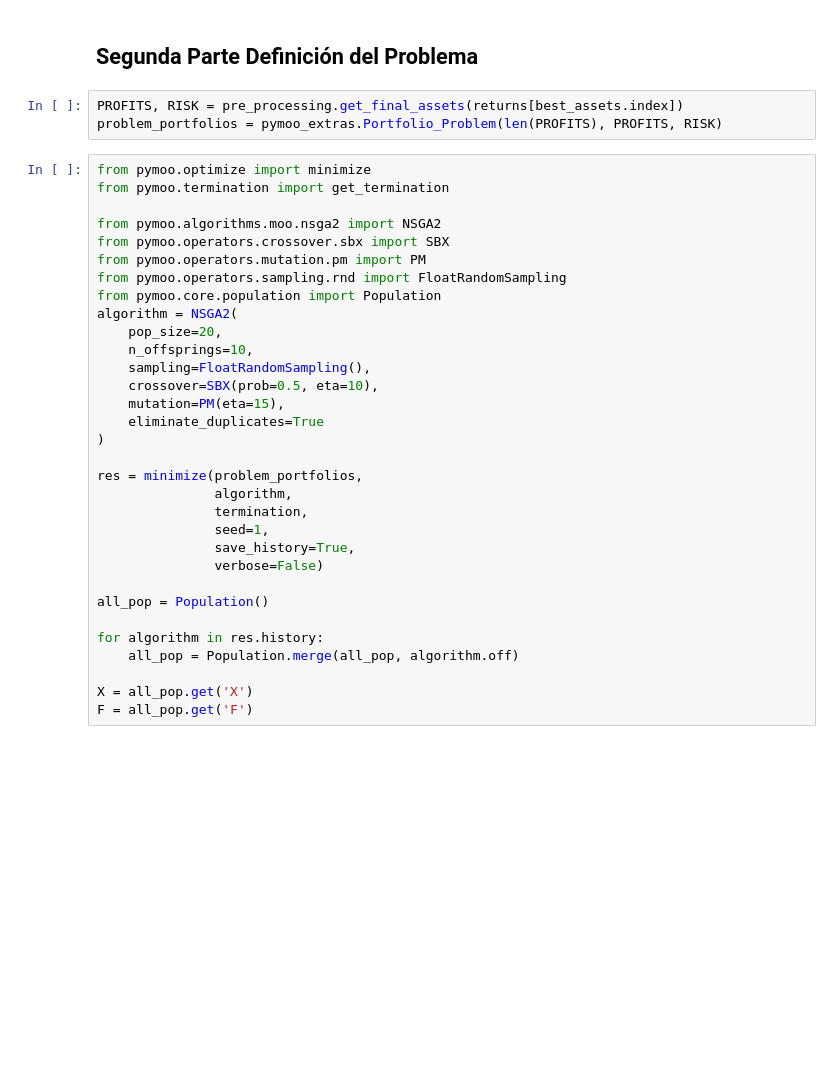
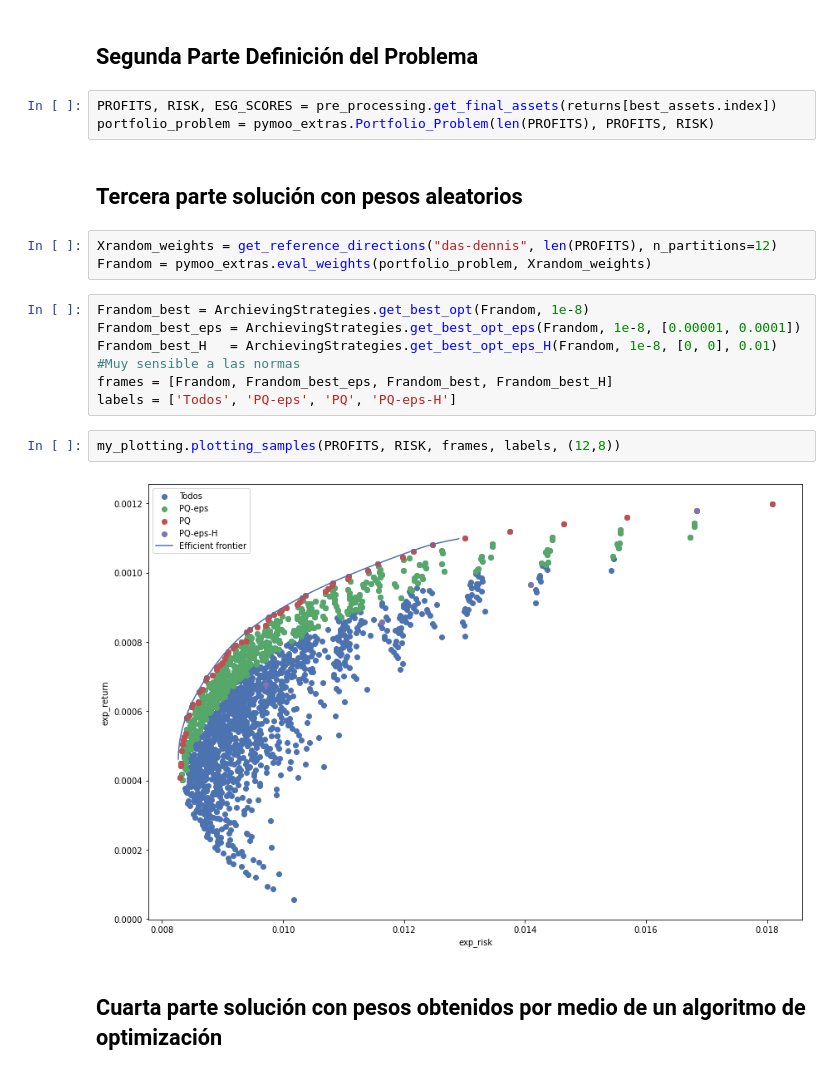
Before and after one commit to yeudiellm/MO-PortafoliosInversion, a Jupyter notebook: PruebasRecopilacion.ipynb, the cells around one changed output. Cells and saved outputs as stored; diff of their text form; blank space fills up the shorter version.

```diff
--- a/PruebasRecopilacion.ipynb
+++ b/PruebasRecopilacion.ipynb
@@ -56,37 +59,22 @@ my_plotting.plot_assets(assets_info, best_assets)
 # %% [markdown]
 ## Segunda Parte Definición del Problema
 # %%
-PROFITS, RISK = pre_processing.get_final_assets(returns[best_assets.index])
-problem_portfolios = pymoo_extras.Portfolio_Problem(len(PROFITS), PROFITS, RISK)
+PROFITS, RISK, ESG_SCORES = pre_processing.get_final_assets(returns[best_assets.index])
+portfolio_problem = pymoo_extras.Portfolio_Problem(len(PROFITS), PROFITS, RISK)
-# %%
-from pymoo.optimize import minimize
-from pymoo.termination import get_termination
-
-from pymoo.algorithms.moo.nsga2 import NSGA2
-from pymoo.operators.crossover.sbx import SBX
-from pymoo.operators.mutation.pm import PM
-from pymoo.operators.sampling.rnd import FloatRandomSampling
-from pymoo.core.population import Population
-algorithm = NSGA2(
-    pop_size=20,
-    n_offsprings=10,
-    sampling=FloatRandomSampling(),
-    crossover=SBX(prob=0.5, eta=10),
-    mutation=PM(eta=15),
-    eliminate_duplicates=True
-)
-
-res = minimize(problem_portfolios,
-               algorithm,
-               termination,
-               seed=1,
-               save_history=True,
-               verbose=False)
-
-all_pop = Population()
-
-for algorithm in res.history:
-    all_pop = Population.merge(all_pop, algorithm.off)
-
-X = all_pop.get('X')
-F = all_pop.get('F')
+# %% [markdown]
+## Tercera parte solución con pesos aleatorios
+# %%
+Xrandom_weights = get_reference_directions("das-dennis", len(PROFITS), n_partitions=12)
+Frandom = pymoo_extras.eval_weights(portfolio_problem, Xrandom_weights)
+# %%
+Frandom_best = ArchievingStrategies.get_best_opt(Frandom, 1e-8)
+Frandom_best_eps = ArchievingStrategies.get_best_opt_eps(Frandom, 1e-8, [0.00001, 0.0001])
+Frandom_best_H   = ArchievingStrategies.get_best_opt_eps_H(Frandom, 1e-8, [0, 0], 0.01) #Muy sensible a las normas
+frames = [Frandom, Frandom_best_eps, Frandom_best, Frandom_best_H]
+labels = ['Todos', 'PQ-eps', 'PQ', 'PQ-eps-H']
+# %%
+my_plotting.plotting_samples(PROFITS, RISK, frames, labels, (12,8))
+# %% [output]
+[figure, added]
+# %% [markdown]
+## Cuarta parte solución con pesos obtenidos por medio de un algoritmo de optimización
```
Also changed, not shown: parts of 7 cells of this notebook, 4 other files.
